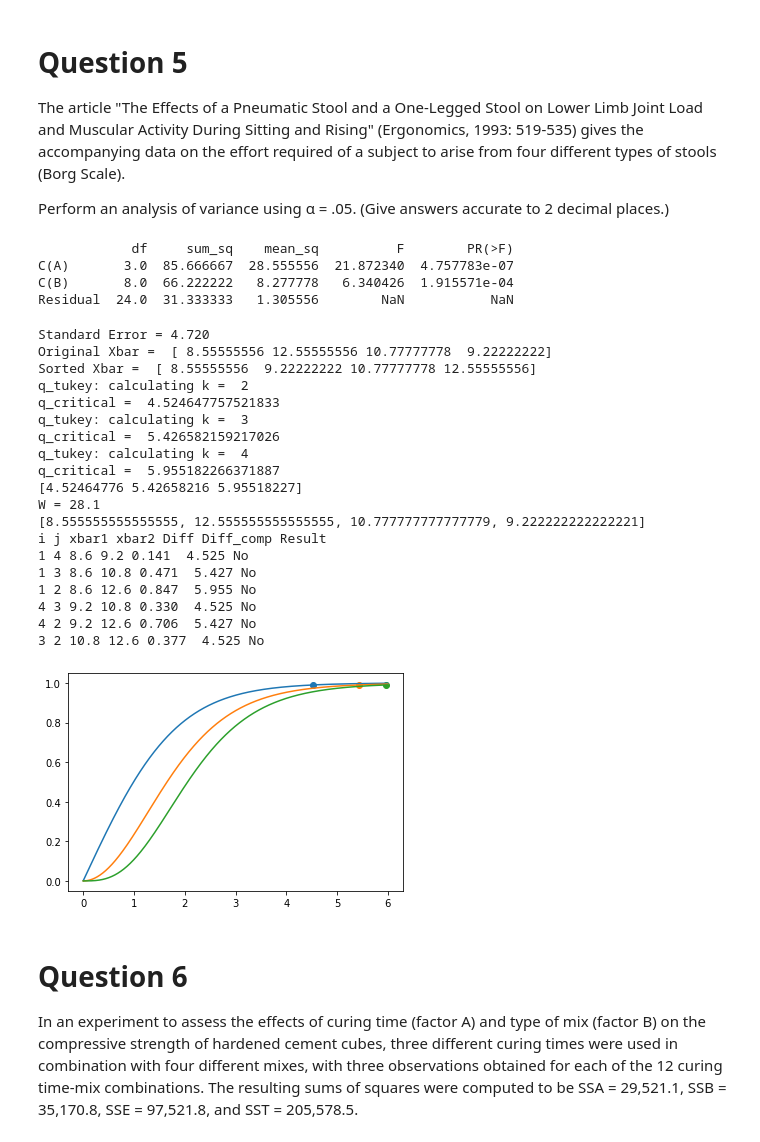
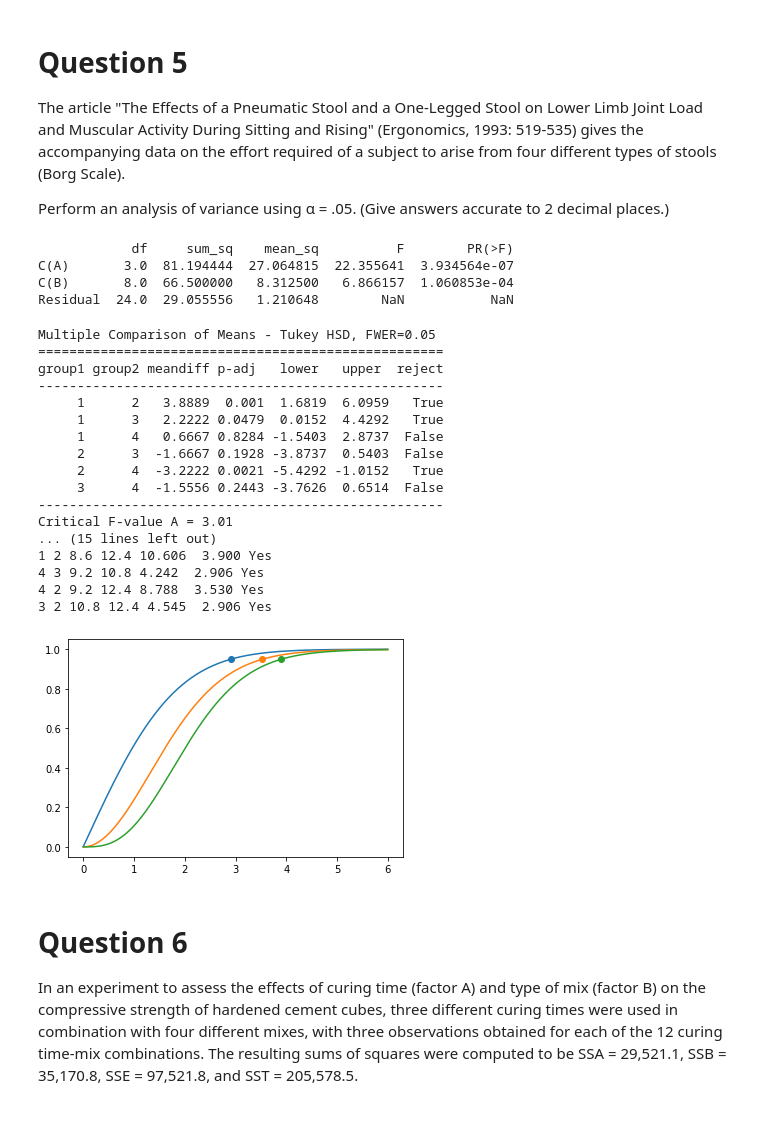
Before and after one commit to christianross18/phys341, a Jupyter notebook: AssignmentTemplates/Assignment6_Solutions_Template.ipynb, the cells around one changed output. Drawn from its saved outputs; the diff is of its cells as text; code cells hidden in the pictures.

```diff
--- a/AssignmentTemplates/Assignment6_Solutions_Template.ipynb
+++ b/AssignmentTemplates/Assignment6_Solutions_Template.ipynb
@@ -270,10 +273,10 @@ The article "Adiabatic Humidification of Air with Water in a Packed Tower" (Chem
 
 (c) Repeat part (b) for liquid rates. (Give answers accurate to 2 decimal places.)
 # %%
-xijk = np.array([[63,1,1],[49,1,2],[49,1,3],[49,1,4],
-                [51,2,1],[51,2,2],[49,2,3],[49,2,4],
-                [46,3,1],[43,3,2],[52,3,3],[52,3,4],
-                [52,4,1],[41,4,2],[52,4,3],[52,4,4]])
+xijk = np.array([[200,1,1],[226,1,2],[240,1,3],[261,1,4],
+                [278,2,1],[312,2,2],[330,2,3],[381,2,4],
+                [369,3,1],[416,3,2],[462,3,3],[517,3,4],
+                [500,4,1],[575,4,2],[645,4,3],[733,4,4]])
 
 df = pd.DataFrame(xijk,columns=['value','A','B'])
 
@@ -469,7 +486,7 @@ The article "The Effects of a Pneumatic Stool and a One-Legged Stool on Lower Li
 Perform an analysis of variance using α = .05. (Give answers accurate to 2 decimal places.)
 # %%
 xijk = np.array([[12,1,1],[10,1,2],[7,1,3],[7,1,4],[8,1,5],[9,1,6],[8,1,7],[7,1,8],[9,1,9],
-                [15,2,1],[14,2,2],[14,2,3],[11,2,4],[11,2,5],[11,2,6],[12,2,7],[11,2,8],[14,2,9],
+                [15,2,1],[14,2,2],[14,2,3],[11,2,4],[11,2,5],[11,2,6],[12,2,7],[11,2,8],[13,2,9],
                 [12,3,1],[13,3,2],[13,3,3],[10,3,4],[8,3,5],[11,3,6],[12,3,7],[8,3,8],[10,3,9],
                 [10,4,1],[12,4,2],[9,4,3],[9,4,4],[7,4,5],[10,4,6],[11,4,7],[7,4,8],[8,4,9]])
 
@@ -483,16 +500,30 @@ anovaResults = anova_lm(lm)
 print (anovaResults)
 # %% [output]
             df     sum_sq    mean_sq          F        PR(>F)
-C(A)       3.0  85.666667  28.555556  21.872340  4.757783e-07
-C(B)       8.0  66.222222   8.277778   6.340426  1.915571e-04
-Residual  24.0  31.333333   1.305556        NaN           NaN
+C(A)       3.0  81.194444  27.064815  22.355641  3.934564e-07
+C(B)       8.0  66.500000   8.312500   6.866157  1.060853e-04
+Residual  24.0  29.055556   1.210648        NaN           NaN
 # %%
+MultiComp = MultiComparison(df['value'],df['A'])
+print(MultiComp.tukeyhsd(.05).summary())
 xbar = df.groupby(['A'])[['value']].mean()
 xbar = np.array(xbar)
 xbar= xbar.flatten()
-MS_error = 1.305556
+MS_error = 1.21
 dof_error=24
 alpha=0.05
+
+N = len(xijk)
+v_total = N - 1
+
+a = 4
+b = 9
+n = N/(a)
+
+fdist_a = stats.f(3,24)
+fhigh_a = fdist_a.ppf(1-alpha)
+
+print ("Critical F-value A = %0.2f" % (fhigh_a))
 # Tukey's Procedure
 #
 # Step 1:  Calculate the standard error = sqrt(MS_error/n)
@@ -513,55 +544,53 @@ print ("Sorted Xbar = ",xbar)
 # http://www.real-statistics.com/statistics-tables/studentized-range-q-table/
 # For this problem, dof_error = 15, alpha = 0.05, k = 2,3,4,5
 # q = np.array([3.014,3.673,4.076,4.367])
 
 n_means=len(xbar)
 q = q_tukey(n_means,dof_error,alpha)
 print (q)
 
 # Step 4:  Calculate W = q(k=5)*std_error
 
-W = q[n_means-2]*std_error
+W = q[-1]*std_error
 
-print ("W = %0.1f" % W)
+print ("W = %0.2f" % W)
 
 # Step 5:  Make pair-wise comparisons
 
 print (list(xbar_orig))
 
 print ("i j xbar1 xbar2 Diff Diff_comp Result")
 for i in range(len(xbar)):
    for j in range(len(xbar)):
         if (xbar[j] > xbar[i]):
             diff = (xbar[j] - xbar[i])/std_error
             diff_comp = q[j-i-1]
             if (diff>diff_comp):
                 Result = "Yes"
             else:
                 Result = "No"
             iorig = list(xbar_orig).index(xbar[i])+1
             jorig = list(xbar_orig).index(xbar[j])+1
             print ("%0.0f %0.0f %0.1f %0.1f %0.3f  %0.3f %s" % (iorig,jorig,xbar[i],xbar[j],diff,diff_comp,Result))
 # %% [output]
-Standard Error = 4.720
-Original Xbar =  [ 8.55555556 12.55555556 10.77777778  9.22222222]
-Sorted Xbar =  [ 8.55555556  9.22222222 10.77777778 12.55555556]
-q_tukey: calculating k =  2
-q_critical =  4.524647757521833
-q_tukey: calculating k =  3
-q_critical =  5.426582159217026
-q_tukey: calculating k =  4
-q_critical =  5.955182266371887
-[4.52464776 5.42658216 5.95518227]
-W = 28.1
-[8.555555555555555, 12.555555555555555, 10.777777777777779, 9.222222222222221]
-i j xbar1 xbar2 Diff Diff_comp Result
-1 4 8.6 9.2 0.141  4.525 No
-1 3 8.6 10.8 0.471  5.427 No
-1 2 8.6 12.6 0.847  5.955 No
-4 3 9.2 10.8 0.330  4.525 No
-4 2 9.2 12.6 0.706  5.427 No
-3 2 10.8 12.6 0.377  4.525 No
+Multiple Comparison of Means - Tukey HSD, FWER=0.05
+====================================================
+group1 group2 meandiff p-adj   lower   upper  reject
+----------------------------------------------------
+     1      2   3.8889  0.001  1.6819  6.0959   True
+     1      3   2.2222 0.0479  0.0152  4.4292   True
+     1      4   0.6667 0.8284 -1.5403  2.8737  False
+     2      3  -1.6667 0.1928 -3.8737  0.5403  False
+     2      4  -3.2222 0.0021 -5.4292 -1.0152   True
+     3      4  -1.5556 0.2443 -3.7626  0.6514  False
+----------------------------------------------------
+Critical F-value A = 3.01
+... (15 lines left out)
+1 2 8.6 12.4 10.606  3.900 Yes
+4 3 9.2 10.8 4.242  2.906 Yes
+4 2 9.2 12.4 8.788  3.530 Yes
+3 2 10.8 12.4 4.545  2.906 Yes
-[figure, old version]
+[figure, new version]
 # %% [markdown]
 # Question 6
 
```
Also changed, not shown: parts of 13 cells of this notebook.
